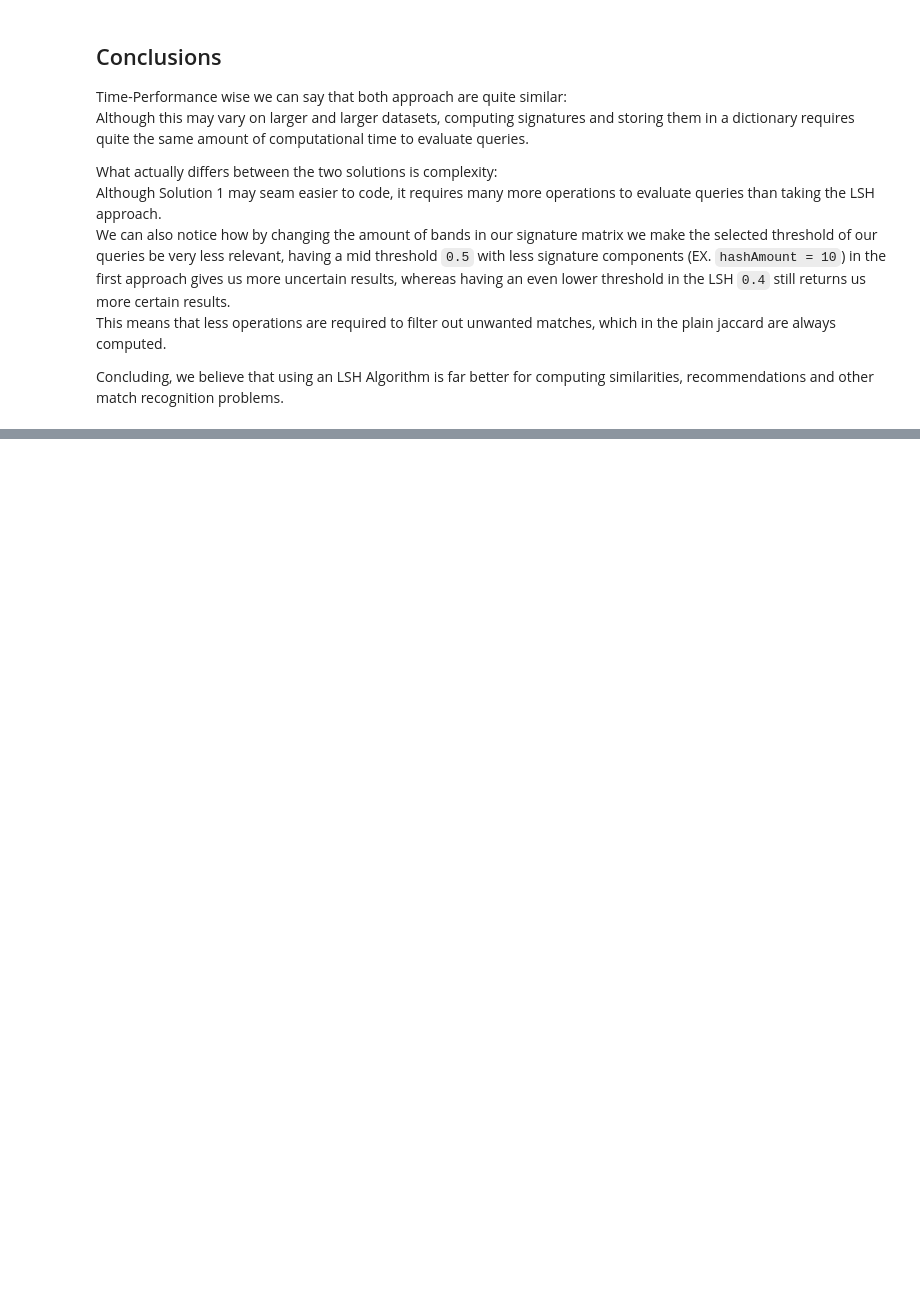
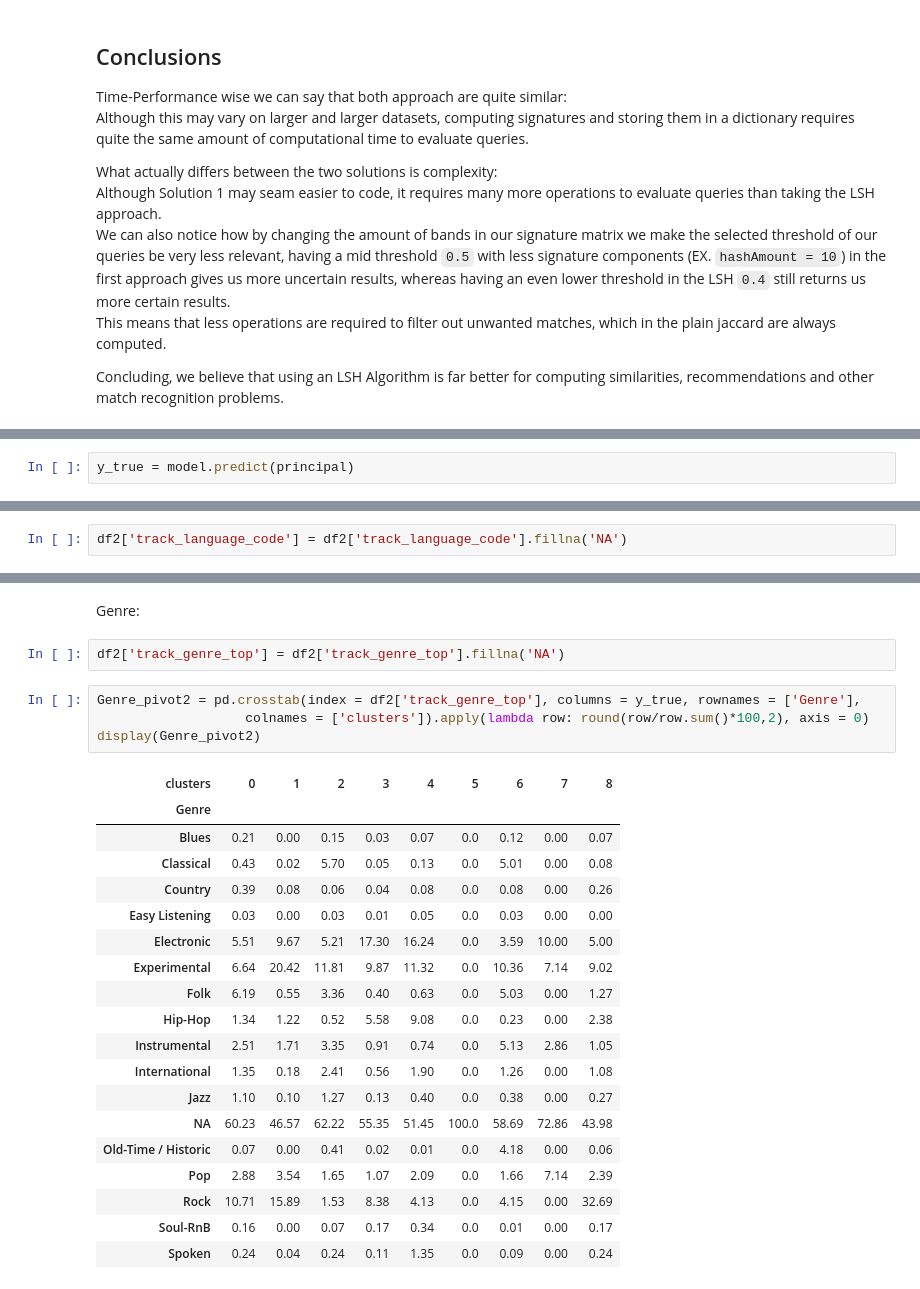
Before and after one commit to S4b3/ADM-HW4-Group11, a Jupyter notebook: main.ipynb, the cells around one changed output, grey strips where cells are left out. Saved outputs shown, nothing was run; the diff lists cells and outputs as text; blank space fills up the shorter version.

```diff
--- a/main.ipynb
+++ b/main.ipynb
@@ -488,0 +1638,2 @@ Concluding, we believe that using an LSH Algorithm is far better for computing s
+# %%
+y_true = model.predict(principal)
@@ -488,0 +1664,2 @@ Concluding, we believe that using an LSH Algorithm is far better for computing s
+# %%
+df2['track_language_code'] = df2['track_language_code'].fillna('NA')
@@ -488,0 +1720,28 @@ Concluding, we believe that using an LSH Algorithm is far better for computing s
+# %% [markdown]
+Genre:
+# %%
+df2['track_genre_top'] = df2['track_genre_top'].fillna('NA')
+# %%
+Genre_pivot2 = pd.crosstab(index = df2['track_genre_top'], columns = y_true, rownames = ['Genre'],
+                   colnames = ['clusters']).apply(lambda row: round(row/row.sum()*100,2), axis = 0)
+display(Genre_pivot2)
+# %% [output]
+| clusters | 0 | 1 | 2 | 3 | 4 | 5 | 6 | 7 | 8 |
+| Genre |  |  |  |  |  |  |  |  |  |
+| Blues | 0.21 | 0.00 | 0.15 | 0.03 | 0.07 | 0.0 | 0.12 | 0.00 | 0.07 |
+| Classical | 0.43 | 0.02 | 5.70 | 0.05 | 0.13 | 0.0 | 5.01 | 0.00 | 0.08 |
+| Country | 0.39 | 0.08 | 0.06 | 0.04 | 0.08 | 0.0 | 0.08 | 0.00 | 0.26 |
+| Easy Listening | 0.03 | 0.00 | 0.03 | 0.01 | 0.05 | 0.0 | 0.03 | 0.00 | 0.00 |
+| Electronic | 5.51 | 9.67 | 5.21 | 17.30 | 16.24 | 0.0 | 3.59 | 10.00 | 5.00 |
+| Experimental | 6.64 | 20.42 | 11.81 | 9.87 | 11.32 | 0.0 | 10.36 | 7.14 | 9.02 |
+| Folk | 6.19 | 0.55 | 3.36 | 0.40 | 0.63 | 0.0 | 5.03 | 0.00 | 1.27 |
+| Hip-Hop | 1.34 | 1.22 | 0.52 | 5.58 | 9.08 | 0.0 | 0.23 | 0.00 | 2.38 |
+| Instrumental | 2.51 | 1.71 | 3.35 | 0.91 | 0.74 | 0.0 | 5.13 | 2.86 | 1.05 |
+| International | 1.35 | 0.18 | 2.41 | 0.56 | 1.90 | 0.0 | 1.26 | 0.00 | 1.08 |
+| Jazz | 1.10 | 0.10 | 1.27 | 0.13 | 0.40 | 0.0 | 0.38 | 0.00 | 0.27 |
+| NA | 60.23 | 46.57 | 62.22 | 55.35 | 51.45 | 100.0 | 58.69 | 72.86 | 43.98 |
+| Old-Time / Historic | 0.07 | 0.00 | 0.41 | 0.02 | 0.01 | 0.0 | 4.18 | 0.00 | 0.06 |
+| Pop | 2.88 | 3.54 | 1.65 | 1.07 | 2.09 | 0.0 | 1.66 | 7.14 | 2.39 |
+| Rock | 10.71 | 15.89 | 1.53 | 8.38 | 4.13 | 0.0 | 4.15 | 0.00 | 32.69 |
+| Soul-RnB | 0.16 | 0.00 | 0.07 | 0.17 | 0.34 | 0.0 | 0.01 | 0.00 | 0.17 |
+| Spoken | 0.24 | 0.04 | 0.24 | 0.11 | 1.35 | 0.0 | 0.09 | 0.00 | 0.24 |
```
Also changed, not shown: parts of 248 cells of this notebook.
